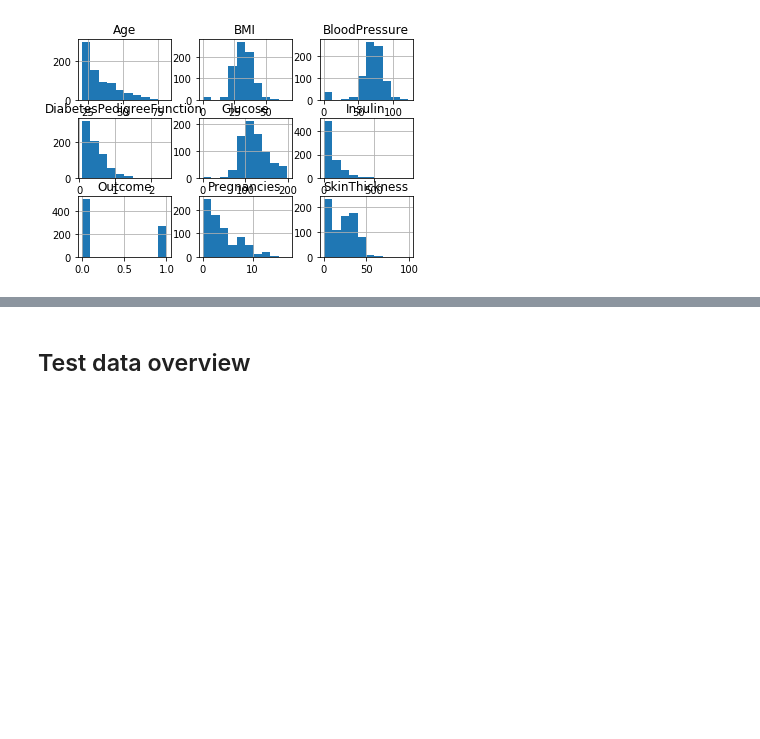
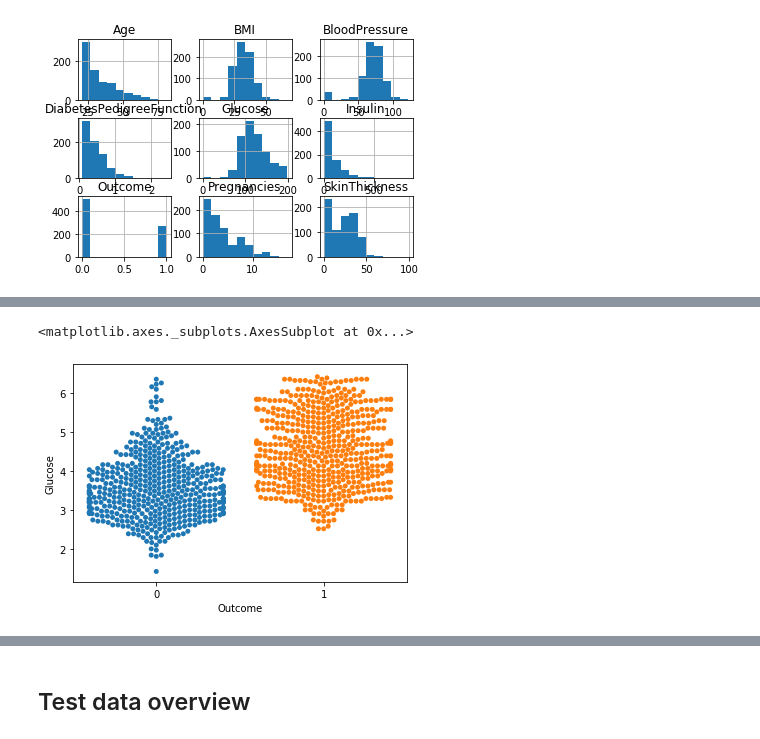
Before and after one commit to vindex10/pima_ml_train, a Jupyter notebook: PIMA.ipynb, the cells around one changed output, grey strips where cells are left out. Drawn from its saved outputs; the diff is of its cells as text; code cells hidden in the pictures; blank space fills up the shorter version.

```diff
--- a/PIMA.ipynb
+++ b/PIMA.ipynb
@@ -185,0 +258,5 @@ y = data["Outcome"]
+# %%
+sns.swarmplot(transformed(data)["Outcome"], transformed(data)["Glucose"])
+# %% [output]
+<matplotlib.axes._subplots.AxesSubplot at 0x...>
+[figure, added]
```
Also changed, not shown: parts of 18 cells of this notebook.
